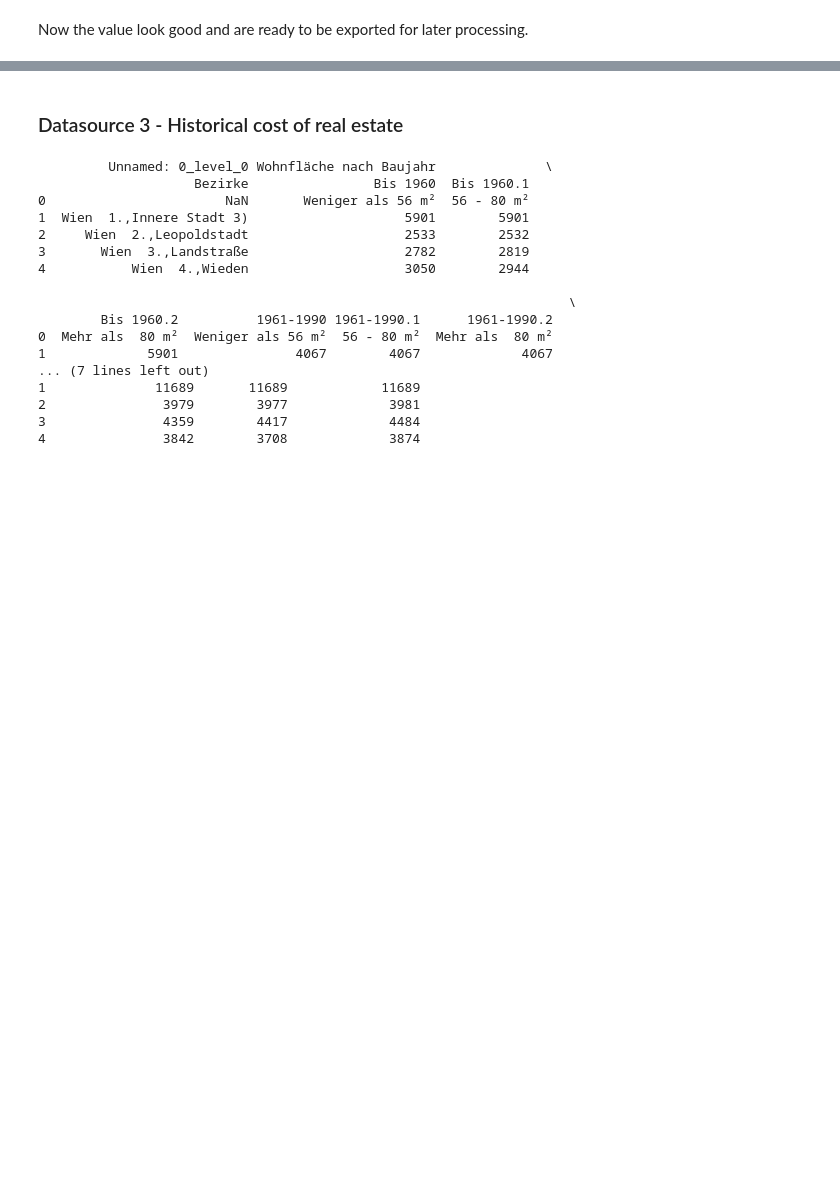
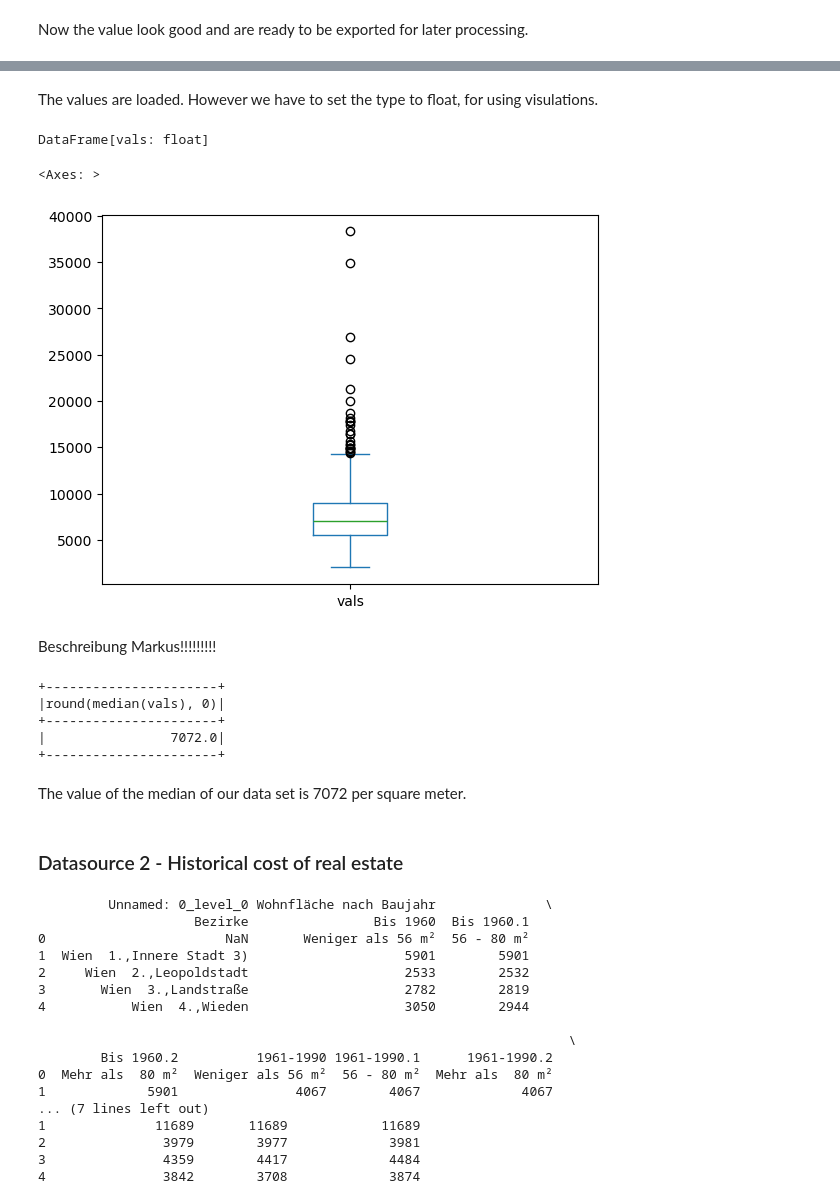
Before and after one commit to markusKoppensteiner1998/immocheck, a Jupyter notebook: ImmoCheck.ipynb, the cells around one changed output, grey strips where cells are left out. Drawn from its saved outputs; the diff is of its cells as text; code cells hidden in the pictures; blank space fills up the shorter version.

```diff
--- a/ImmoCheck.ipynb
+++ b/ImmoCheck.ipynb
@@ -265,0 +149,8 @@ plt.show()
+# %%
+spark = SparkSession \
+    .builder \
+    .appName("ImmoCheck") \
+    .getOrCreate()
+df = spark.read.csv("./exports/prices.csv",header = True)
+print(df)
+df.show(5)
@@ -266,3 +169,30 @@ plt.show()
+# %% [markdown]
+The values are loaded. However we have to set the type to float, for using visulations.
+# %%
+df = df.withColumn("vals", df["vals"].cast("float"))
+df
+# %% [output]
+DataFrame[vals: float]
+# %%
+df_p = df.select('*').toPandas()
+df_p.dtypes
+df_p['vals'] = df_p['vals'].astype('float64')
+df_p["vals"].plot.box()
+# %% [output]
+<Axes: >
+[figure, added]
+# %% [markdown]
+Beschreibung Markus!!!!!!!!!
+# %%
+df_median = df.select(round(median('vals'))).show()
+# %% [output]
++----------------------+
+|round(median(vals), 0)|
++----------------------+
+|                7072.0|
++----------------------+
+# %% [markdown]
+The value of the median of our data set is 7072 per square meter.
 # %% [markdown]
-### Datasource 3 - Historical cost of real estate
+### Datasource 2 - Historical cost of real estate
 # %%
```
Also changed, not shown: parts of 28 cells of this notebook.
